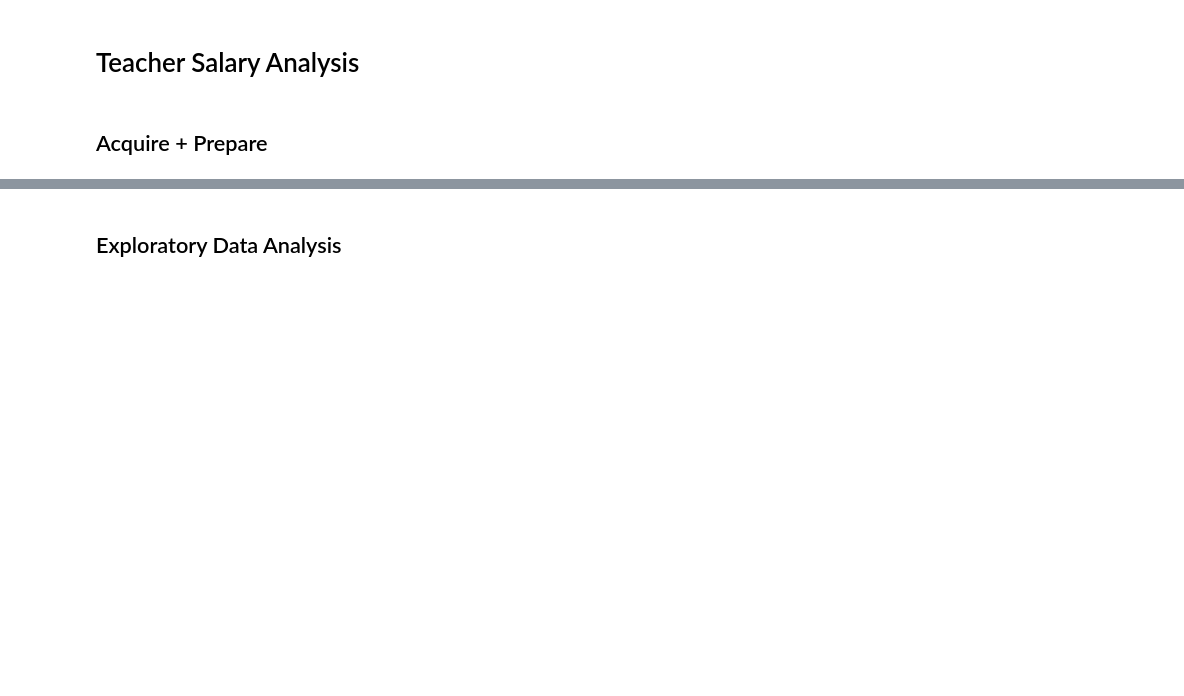
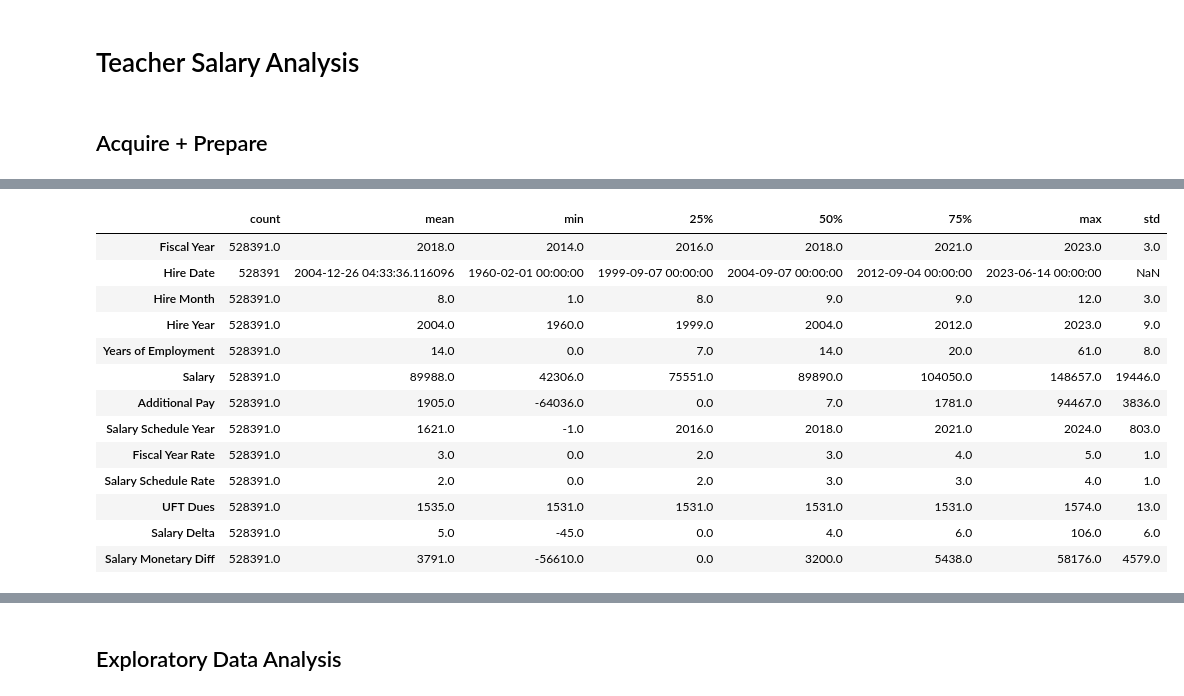
Before and after one commit to Anias-clo/Teacher_Payroll_Analysis, a Jupyter notebook: poc.ipynb, the cells around one changed output, grey strips where cells are left out. Cells and saved outputs as stored; diff of their text form; code cells hidden in the pictures; blank space fills up the shorter version.

```diff
--- a/poc.ipynb
+++ b/poc.ipynb
@@ -20,2 +38,17 @@ df.info()
 # %%
-df.describe().round()
+df.describe().round().T
+# %% [output]
+|  | count | mean | min | 25% | 50% | 75% | max | std |
+| Fiscal Year | 528391.0 | 2018.0 | 2014.0 | 2016.0 | 2018.0 | 2021.0 | 2023.0 | 3.0 |
+| Hire Date | 528391 | 2004-12-26 04:33:36.116096 | 1960-02-01 00:00:00 | 1999-09-07 00:00:00 | 2004-09-07 00:00:00 | 2012-09-04 00:00:00 | 2023-06-14 00:00:00 | NaN |
+| Hire Month | 528391.0 | 8.0 | 1.0 | 8.0 | 9.0 | 9.0 | 12.0 | 3.0 |
+| Hire Year | 528391.0 | 2004.0 | 1960.0 | 1999.0 | 2004.0 | 2012.0 | 2023.0 | 9.0 |
+| Years of Employment | 528391.0 | 14.0 | 0.0 | 7.0 | 14.0 | 20.0 | 61.0 | 8.0 |
+| Salary | 528391.0 | 89988.0 | 42306.0 | 75551.0 | 89890.0 | 104050.0 | 148657.0 | 19446.0 |
+| Additional Pay | 528391.0 | 1905.0 | -64036.0 | 0.0 | 7.0 | 1781.0 | 94467.0 | 3836.0 |
+| Salary Schedule Year | 528391.0 | 1621.0 | -1.0 | 2016.0 | 2018.0 | 2021.0 | 2024.0 | 803.0 |
+| Fiscal Year Rate | 528391.0 | 3.0 | 0.0 | 2.0 | 3.0 | 4.0 | 5.0 | 1.0 |
+| Salary Schedule Rate | 528391.0 | 2.0 | 0.0 | 2.0 | 3.0 | 3.0 | 4.0 | 1.0 |
+| UFT Dues | 528391.0 | 1535.0 | 1531.0 | 1531.0 | 1531.0 | 1531.0 | 1574.0 | 13.0 |
+| Salary Delta | 528391.0 | 5.0 | -45.0 | 0.0 | 4.0 | 6.0 | 106.0 | 6.0 |
+| Salary Monetary Diff | 528391.0 | 3791.0 | -56610.0 | 0.0 | 3200.0 | 5438.0 | 58176.0 | 4579.0 |
```
Also changed, not shown: parts of 31 cells of this notebook, 4 other files.
